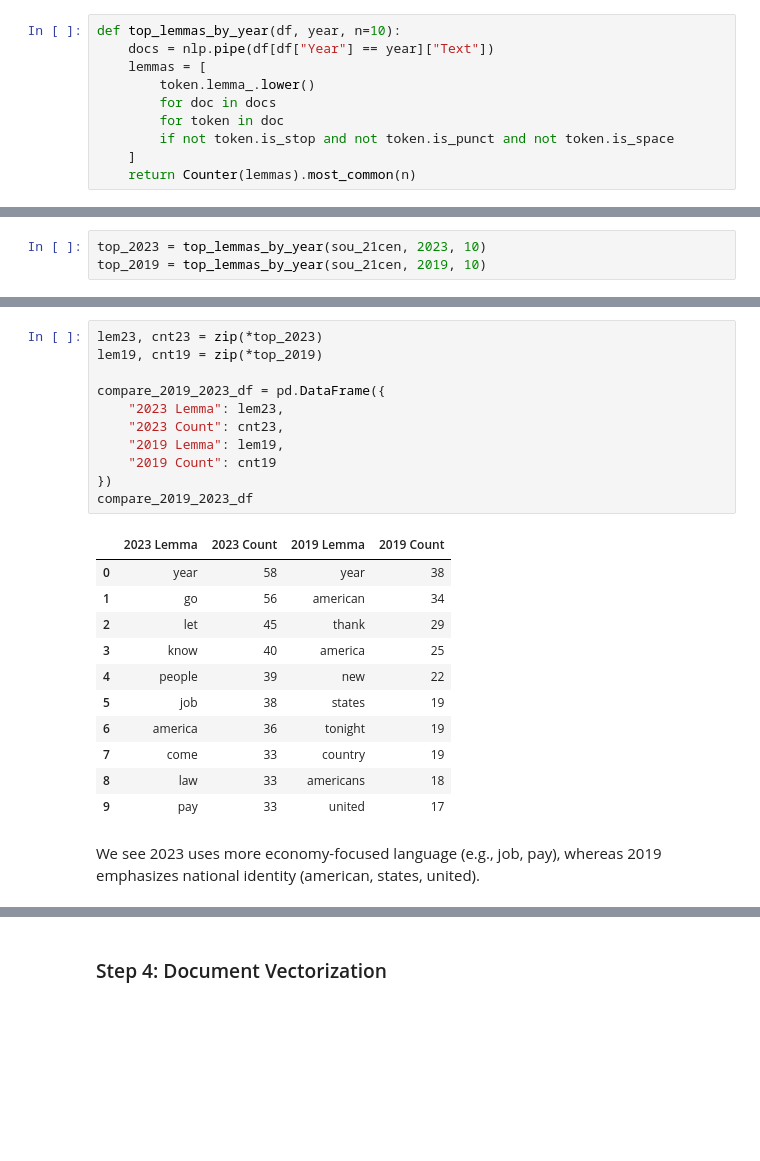
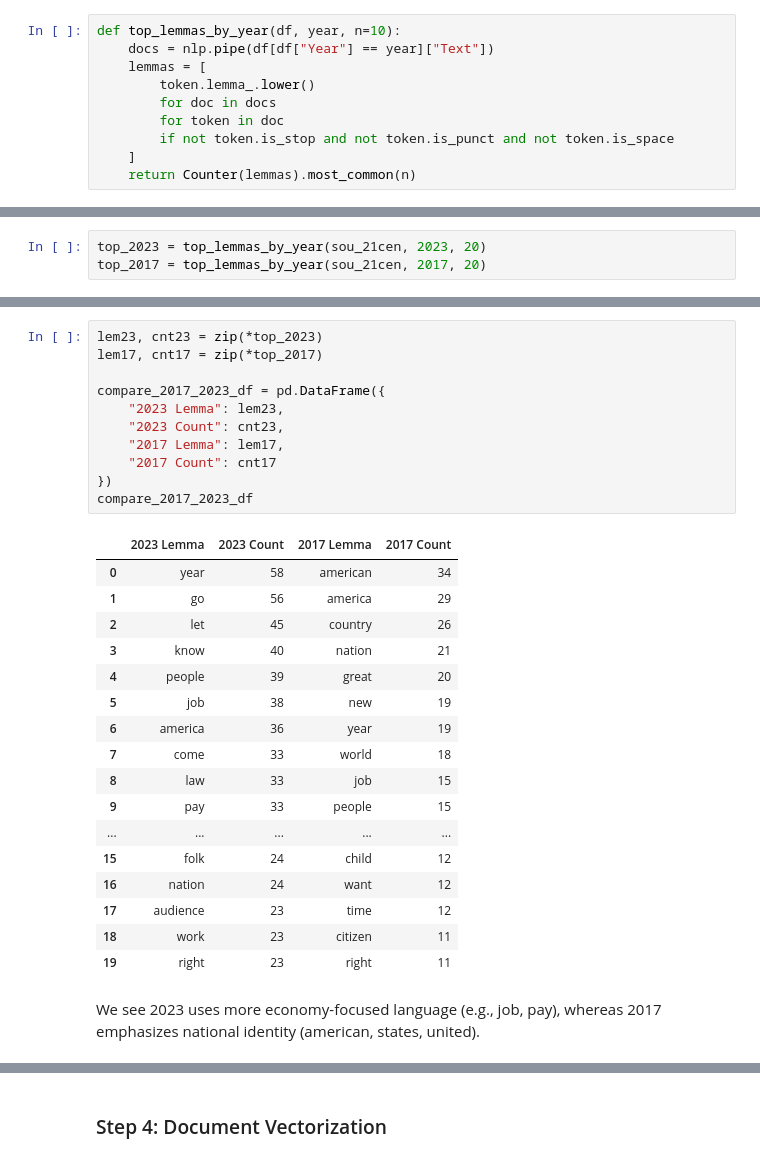
Before and after one commit to UCB-stat-159-f25/proj02-group04, a Jupyter notebook: nlp-P02.ipynb, the cells around one changed output, grey strips where cells are left out. Drawn from its saved outputs; the diff is of its cells as text; blank space fills up the shorter version.

```diff
--- a/nlp-P02.ipynb
+++ b/nlp-P02.ipynb
@@ -182,3 +198,3 @@ def top_lemmas_by_year(df, year, n=10):
 # %%
-top_2023 = top_lemmas_by_year(sou_21cen, 2023, 10)
-top_2019 = top_lemmas_by_year(sou_21cen, 2019, 10)
+top_2023 = top_lemmas_by_year(sou_21cen, 2023, 20)
+top_2017 = top_lemmas_by_year(sou_21cen, 2017, 20)
@@ -185,25 +247,31 @@ top_2019 = top_lemmas_by_year(sou_21cen, 2019, 10)
 # %%
 lem23, cnt23 = zip(*top_2023)
-lem19, cnt19 = zip(*top_2019)
+lem17, cnt17 = zip(*top_2017)
 
-compare_2019_2023_df = pd.DataFrame({
+compare_2017_2023_df = pd.DataFrame({
     "2023 Lemma": lem23,
     "2023 Count": cnt23,
-    "2019 Lemma": lem19,
-    "2019 Count": cnt19
+    "2017 Lemma": lem17,
+    "2017 Count": cnt17
 })
-compare_2019_2023_df
+compare_2017_2023_df
 # %% [output]
-|  | 2023 Lemma | 2023 Count | 2019 Lemma | 2019 Count |
-| 0 | year | 58 | year | 38 |
-| 1 | go | 56 | american | 34 |
-| 2 | let | 45 | thank | 29 |
-| 3 | know | 40 | america | 25 |
-| 4 | people | 39 | new | 22 |
-| 5 | job | 38 | states | 19 |
-| 6 | america | 36 | tonight | 19 |
-| 7 | come | 33 | country | 19 |
-| 8 | law | 33 | americans | 18 |
-| 9 | pay | 33 | united | 17 |
+|  | 2023 Lemma | 2023 Count | 2017 Lemma | 2017 Count |
+| 0 | year | 58 | american | 34 |
+| 1 | go | 56 | america | 29 |
+| 2 | let | 45 | country | 26 |
+| 3 | know | 40 | nation | 21 |
+| 4 | people | 39 | great | 20 |
+| 5 | job | 38 | new | 19 |
+| 6 | america | 36 | year | 19 |
+| 7 | come | 33 | world | 18 |
+| 8 | law | 33 | job | 15 |
+| 9 | pay | 33 | people | 15 |
+| ... | ... | ... | ... | ... |
+| 15 | folk | 24 | child | 12 |
+| 16 | nation | 24 | want | 12 |
+| 17 | audience | 23 | time | 12 |
+| 18 | work | 23 | citizen | 11 |
+| 19 | right | 23 | right | 11 |
 # %% [markdown]
-We see 2023 uses more economy-focused language (e.g., job, pay), whereas 2019 emphasizes national identity (american, states, united).
+We see 2023 uses more economy-focused language (e.g., job, pay), whereas 2017 emphasizes national identity (american, states, united).
```
Also changed, not shown: parts of 15 cells of this notebook, 3 other files.
